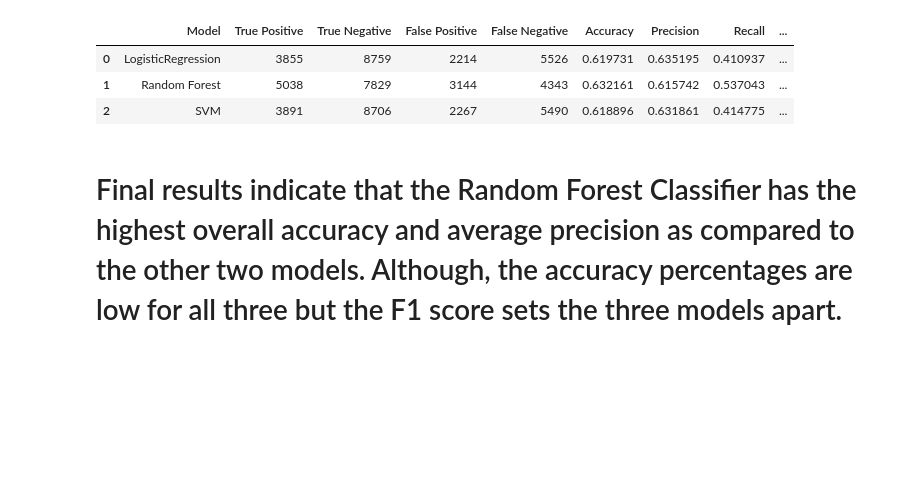
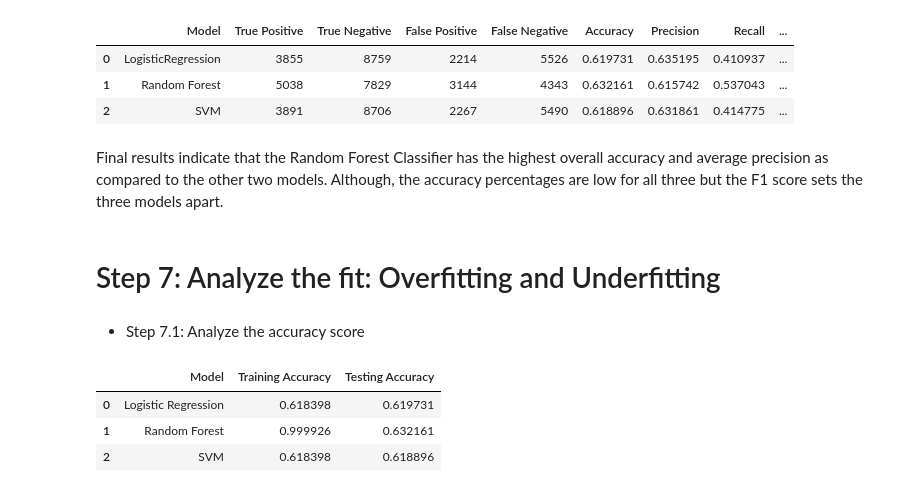
Before and after one commit to hRazaRizvi/ENGG680_2025_Fall, a Jupyter notebook: Final_Project/PredictingDiabetesProgression.ipynb, the cells around one changed output. Saved outputs shown, nothing was run; the diff lists cells and outputs as text; code cells hidden in the pictures; blank space fills up the shorter version.

```diff
--- a/Final_Project/PredictingDiabetesProgression.ipynb
+++ b/Final_Project/PredictingDiabetesProgression.ipynb
@@ -625,4 +625,40 @@ comparisonTable_df
 | 1 | Random Forest | 5038 | 7829 | 3144 | 4343 | 0.632161 | 0.615742 | 0.537043 | ... |
 | 2 | SVM | 3891 | 8706 | 2267 | 5490 | 0.618896 | 0.631861 | 0.414775 | ... |
 # %% [markdown]
-# Final results indicate that the Random Forest Classifier has the highest overall accuracy and average precision as compared to the other two models. Although, the accuracy percentages are low for all three but the F1 score sets the three models apart.
+Final results indicate that the Random Forest Classifier has the highest overall accuracy and average precision as compared to the other two models. Although, the accuracy percentages are low for all three but the F1 score sets the three models apart.
+# %% [markdown]
+# Step 7: Analyze the fit: Overfitting and Underfitting
+# %% [markdown]
+* Step 7.1: Analyze the accuracy score
+# %%
+# Using the models dictionary defined for easy evaluation
+fit_models = {
+    "Logistic Regression": LRmodel,
+    "Random Forest": RFModel,
+    "SVM": svmModel
+}
+
+#define new table to store fit values
+fit_table = {
+    'Model':[],
+    'Training Accuracy' : [],
+    'Testing Accuracy' : [],
+}
+
+for name, models in fit_models.items():
+    y_train_pred = models.predict(X_train_scaled) #using scaled data to make training predictions
+    # Testing predictions
+    y_test_pred = models.predict(X_test_scaled)
+
+    fit_table["Model"].append(name)
+
+    fit_table["Training Accuracy"].append(accuracy_score(y_train, y_train_pred)) #obtaining and appending accuracy scores
+    fit_table["Testing Accuracy"].append(accuracy_score(y_test, y_test_pred))
+
+fit_df = pd.DataFrame(fit_table) #converting the populated table into a dataframe
+fit_df
+# %% [output]
+|  | Model | Training Accuracy | Testing Accuracy |
+| 0 | Logistic Regression | 0.618398 | 0.619731 |
+| 1 | Random Forest | 0.999926 | 0.632161 |
+| 2 | SVM | 0.618398 | 0.618896 |
```
Also changed, not shown: parts of 5 cells of this notebook.
